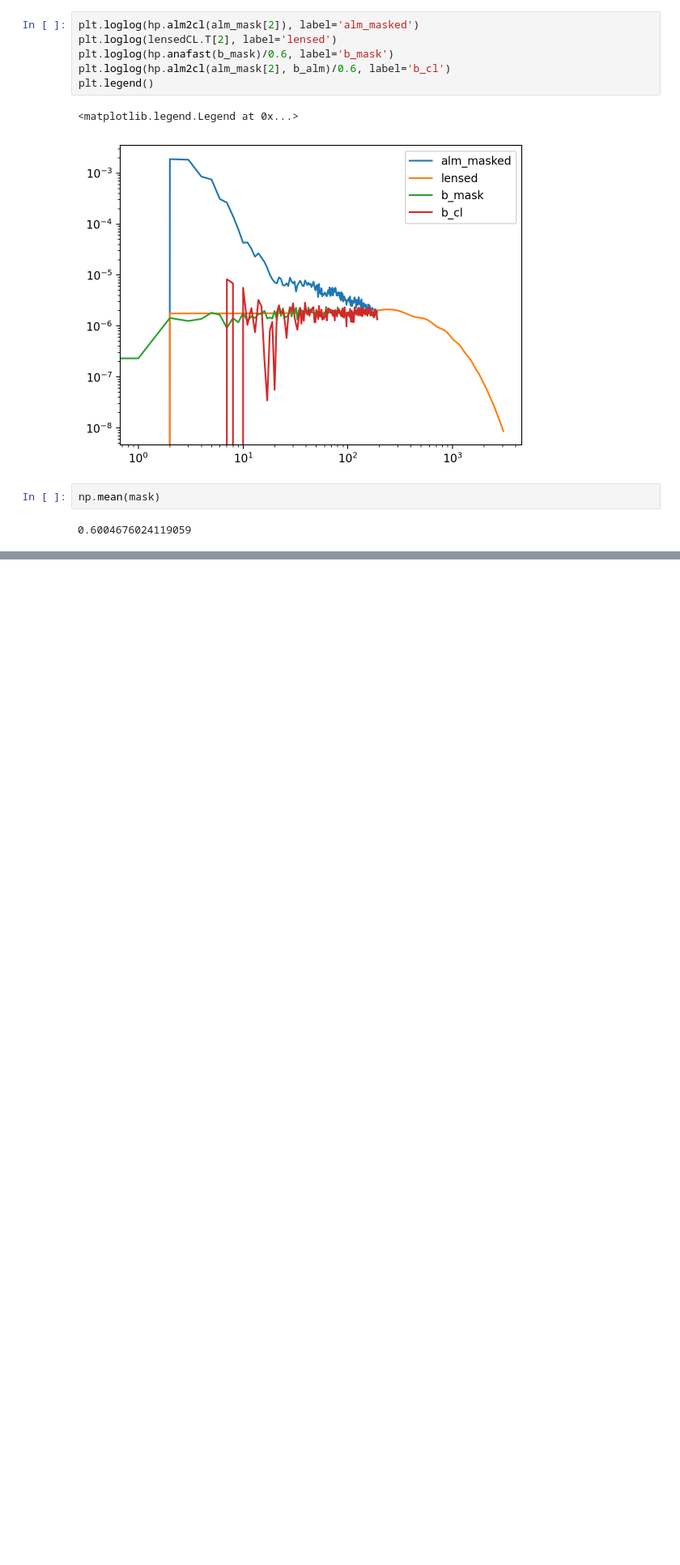
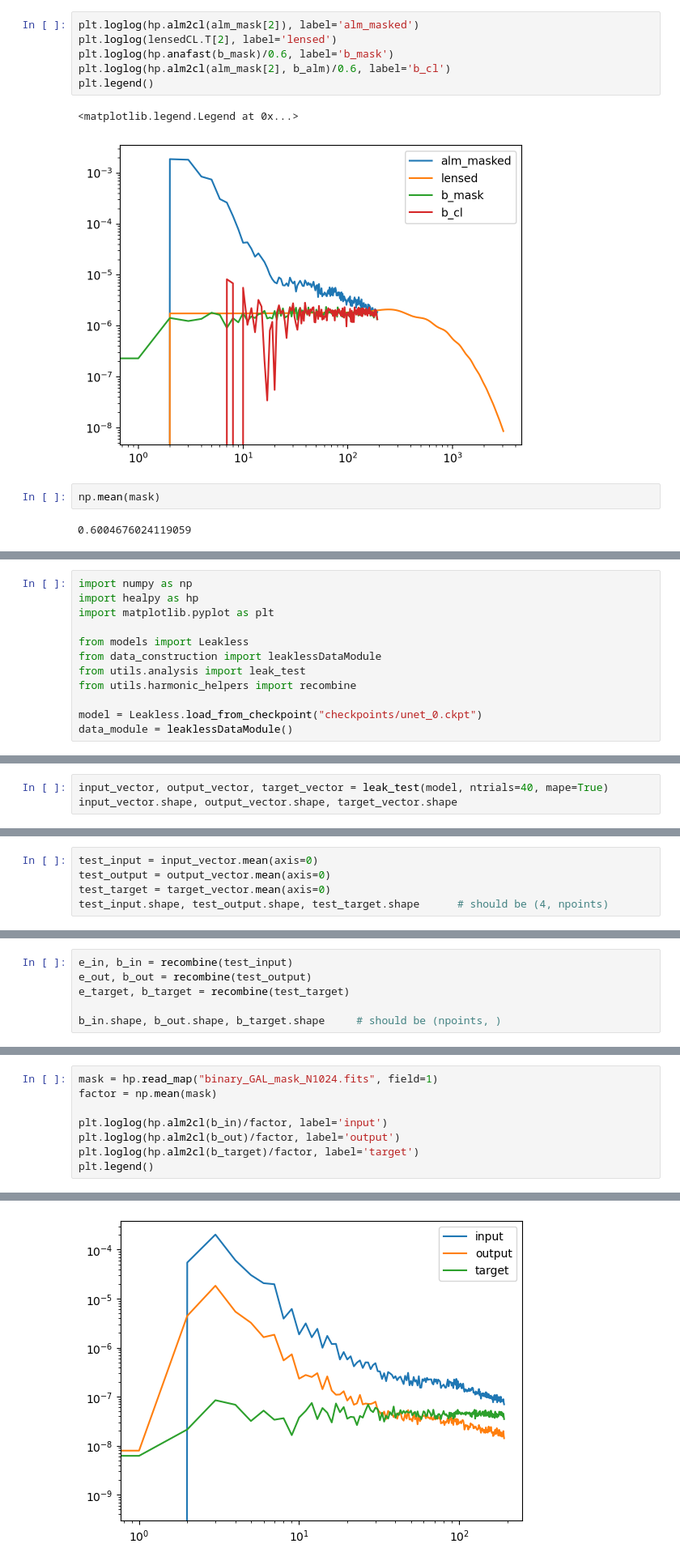
Before and after one commit to ev-watson/leakless, a Jupyter notebook: workspace.ipynb, the cells around one changed output, grey strips where cells are left out. Shown at 81% size. Drawn from its saved outputs; the diff is of its cells as text; blank space fills up the shorter version.

```diff
--- a/workspace.ipynb
+++ b/workspace.ipynb
@@ -161,0 +152,12 @@ np.mean(mask)
+# %%
+import numpy as np
+import healpy as hp
+import matplotlib.pyplot as plt
+
+from models import Leakless
+from data_construction import leaklessDataModule
+from utils.analysis import leak_test
+from utils.harmonic_helpers import recombine
+
+model = Leakless.load_from_checkpoint("checkpoints/unet_0.ckpt")
+data_module = leaklessDataModule()
@@ -161,0 +166,3 @@ np.mean(mask)
+# %%
+input_vector, output_vector, target_vector = leak_test(model, ntrials=40, mape=True)
+input_vector.shape, output_vector.shape, target_vector.shape
@@ -161,0 +189,5 @@ np.mean(mask)
+# %%
+test_input = input_vector.mean(axis=0)
+test_output = output_vector.mean(axis=0)
+test_target = target_vector.mean(axis=0)
+test_input.shape, test_output.shape, test_target.shape      # should be (4, npoints)
@@ -161,0 +196,6 @@ np.mean(mask)
+# %%
+e_in, b_in = recombine(test_input)
+e_out, b_out = recombine(test_output)
+e_target, b_target = recombine(test_target)
+
+b_in.shape, b_out.shape, b_target.shape     # should be (npoints, )
@@ -161,0 +204,9 @@ np.mean(mask)
+# %%
+mask = hp.read_map("binary_GAL_mask_N1024.fits", field=1)
+factor = np.mean(mask)
+
+plt.loglog(hp.alm2cl(b_in)/factor, label='input')
+plt.loglog(hp.alm2cl(b_out)/factor, label='output')
+plt.loglog(hp.alm2cl(b_target)/factor, label='target')
+plt.legend()
+# %% [output]
@@ -161,0 +214 @@ np.mean(mask)
+[figure, added]
```
Also changed, not shown: parts of 16 cells of this notebook, 10 other files.
